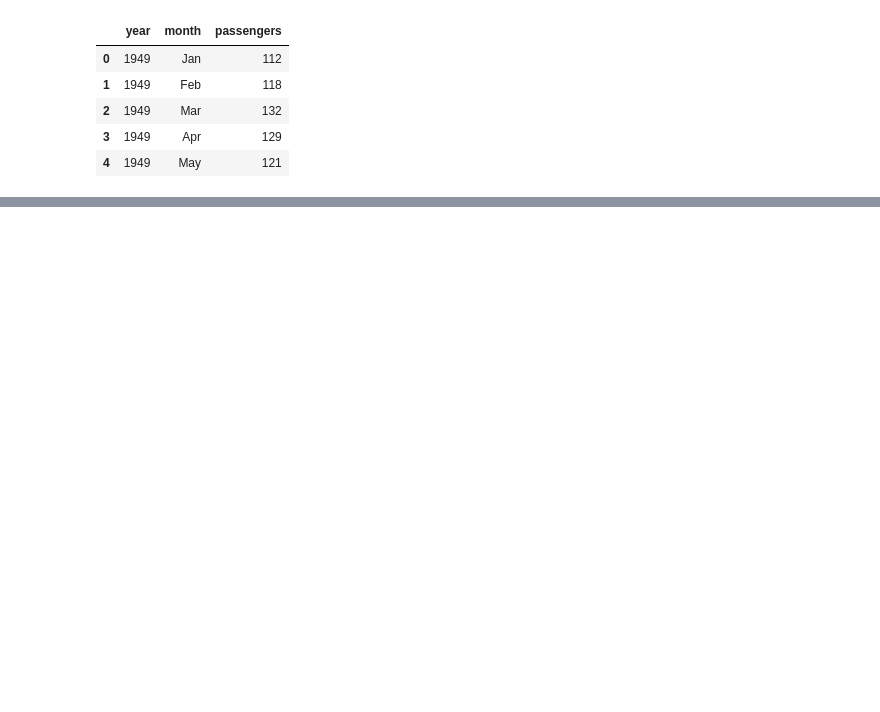
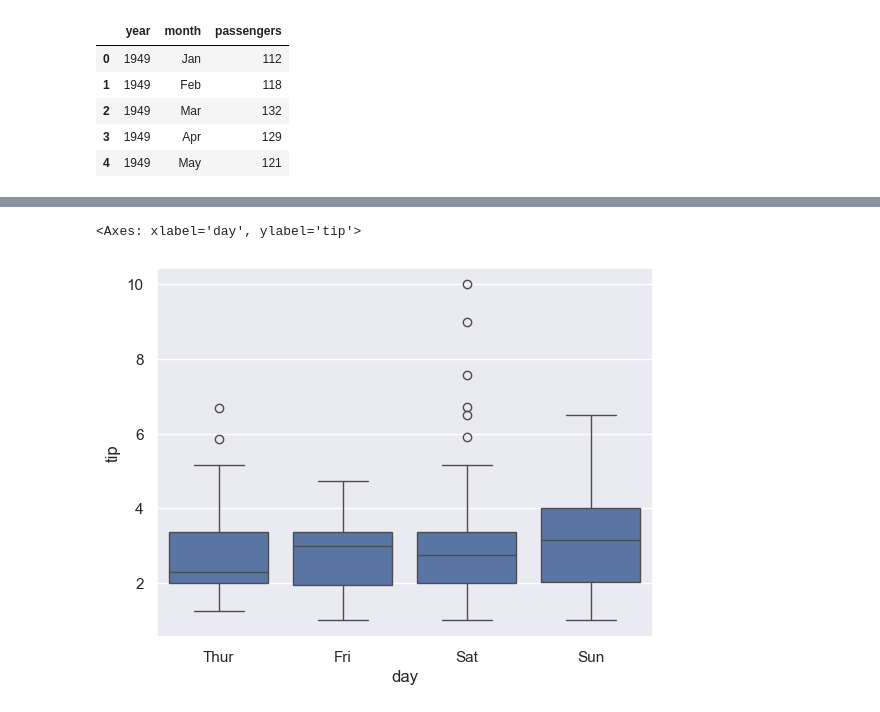
Before and after one commit to yenare-vaibhavi-30/ai-ml-learning-journey, a Jupyter notebook: Data Visualization/seaborn_tutorial.ipynb, the cells around one changed output, grey strips where cells are left out. Cells and saved outputs as stored; diff of their text form; code cells hidden in the pictures; blank space fills up the shorter version.

```diff
--- a/Data Visualization/seaborn_tutorial.ipynb
+++ b/Data Visualization/seaborn_tutorial.ipynb
@@ -117,0 +118,11 @@ sns.barplot(
+# %%
+# box plot
+
+sns.boxplot(
+    data=tips,
+    x="day",
+    y="tip"
+)
+# %% [output]
+<Axes: xlabel='day', ylabel='tip'>
+[figure, added]
```
Also changed, not shown: parts of 6 cells of this notebook, 3 other files.
